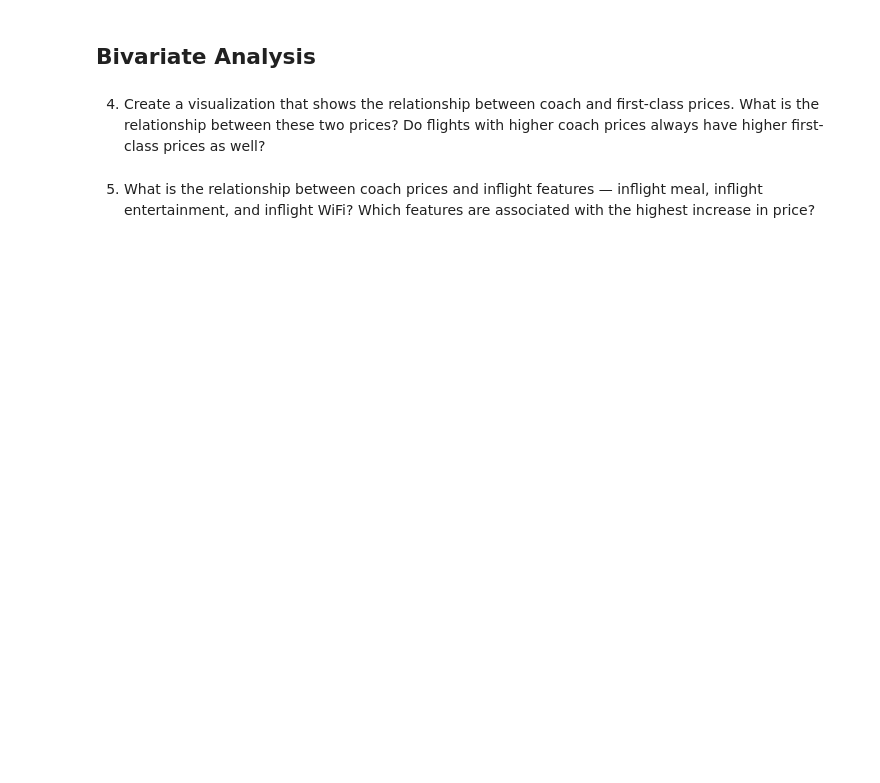
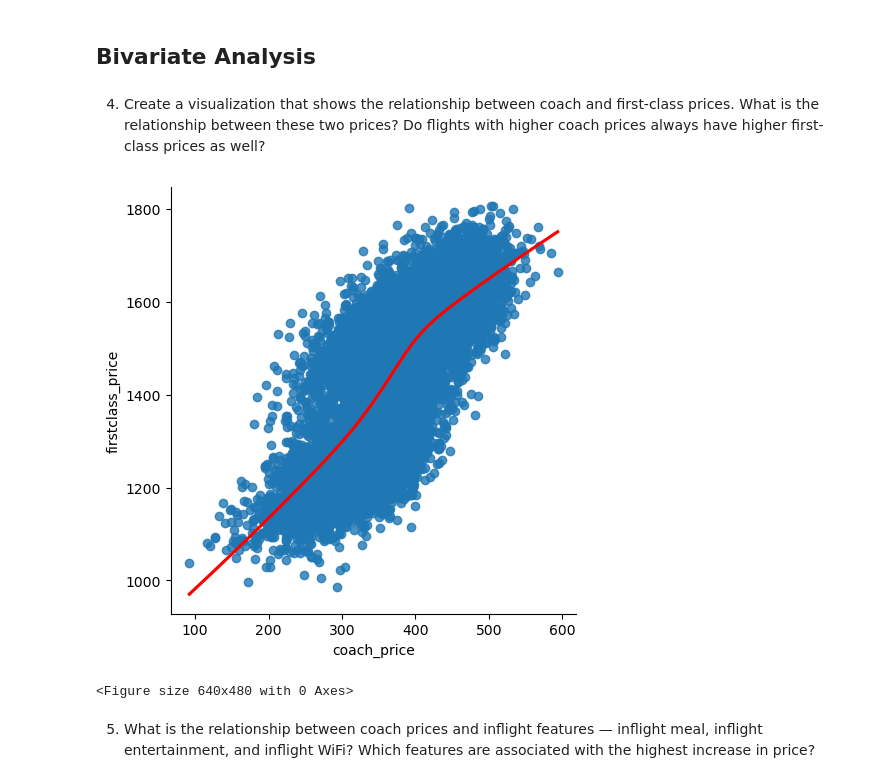
Before and after one commit to vlzsombor/ARIMA, a Jupyter notebook: codecademy/Airline-Analysis-Project-main/Airline-Analysis-Project-main/Airline Analysis_mine.ipynb, the cells around one changed output. Cells and saved outputs as stored; diff of their text form; code cells hidden in the pictures; blank space fills up the shorter version.

```diff
--- a/codecademy/Airline-Analysis-Project-main/Airline-Analysis-Project-main/Airline Analysis_mine.ipynb
+++ b/codecademy/Airline-Analysis-Project-main/Airline-Analysis-Project-main/Airline Analysis_mine.ipynb
@@ -145,2 +165,14 @@ Coach price:
+# %%
+## Task 4
+## I used help
+perc = 0.1
+flight_sub = flight.sample(n = int(flight.shape[0]*perc))
+
+sns.lmplot(x = "coach_price", y = "firstclass_price", data = flight_sub, line_kws={'color': 'red'}, lowess=True) #Dont understand what lowess is. LOWESS (locally weighted scatterplot smoothing)
+plt.show()
+plt.clf()
+# %% [output]
+[figure, added]
+<Figure size 640x480 with 0 Axes>
 # %% [markdown]
 5. What is the relationship between coach prices and inflight features &mdash; inflight meal, inflight entertainment, and inflight WiFi? Which features are associated with the highest increase in price?
```
Also changed, not shown: parts of 13 cells of this notebook, 6 other files.
